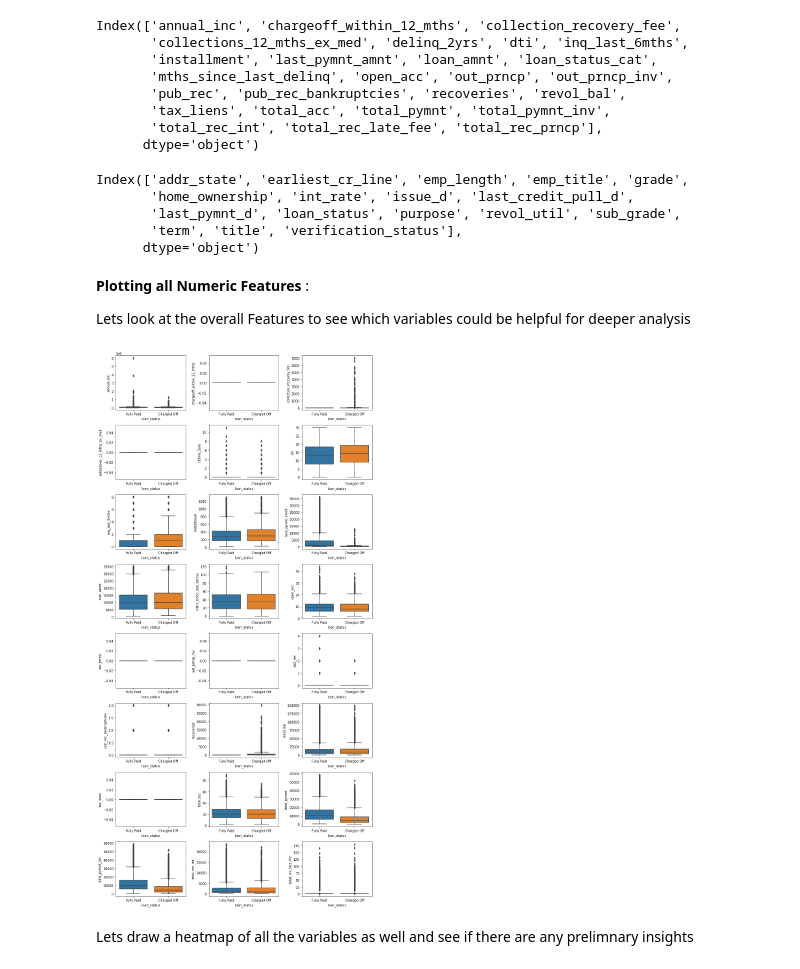
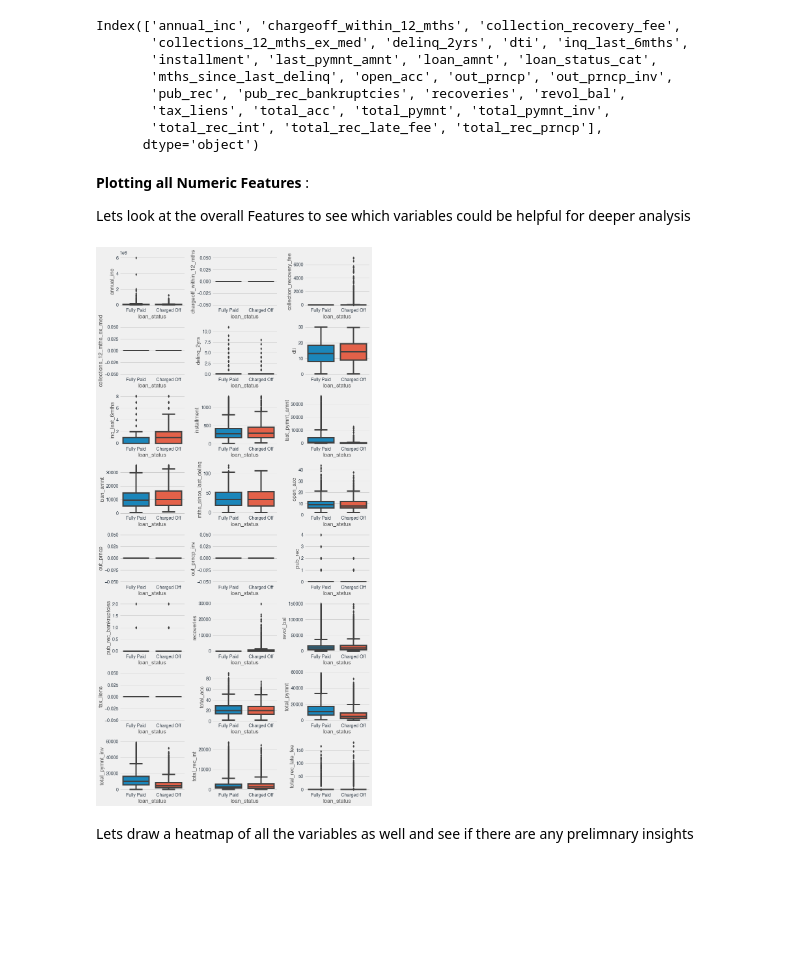
Before and after one commit to rramchan12/Lending-Club-EDA-CaseStudy, a Jupyter notebook: Lending_Club_EDA_Analysis.ipynb, the cells around one changed output. Saved outputs shown, nothing was run; the diff lists cells and outputs as text; code cells hidden in the pictures; blank space fills up the shorter version.

```diff
--- a/Lending_Club_EDA_Analysis.ipynb
+++ b/Lending_Club_EDA_Analysis.ipynb
@@ -252,6 +252,7 @@ loan_df.shape
 Lets convert the Target Variable to a Number which will enable us to create **Categorical** Charts
 # %%
 # converting type of columns to 'category'
+plt.style.use('fivethirtyeight')
 loan_df['loan_status'] = loan_df['loan_status'].astype('category')
 #fully paid = 0 , charged_off = 1
 loan_df['loan_status_cat']= loan_df.loan_status.apply(lambda x : 1 if "Fully Paid" else 0)
@@ -358,14 +360,6 @@ Index(['annual_inc', 'chargeoff_within_12_mths', 'collection_recovery_fee',
        'tax_liens', 'total_acc', 'total_pymnt', 'total_pymnt_inv',
        'total_rec_int', 'total_rec_late_fee', 'total_rec_prncp'],
       dtype='object')
-# %%
-categorical_feats
-# %% [output]
-Index(['addr_state', 'earliest_cr_line', 'emp_length', 'emp_title', 'grade',
-       'home_ownership', 'int_rate', 'issue_d', 'last_credit_pull_d',
-       'last_pymnt_d', 'loan_status', 'purpose', 'revol_util', 'sub_grade',
-       'term', 'title', 'verification_status'],
-      dtype='object')
 # %% [markdown]
 **Plotting all Numeric Features** :
 
@@ -373,17 +367,18 @@ Lets look at the overall Features to see which variables could be helpful for de
 # %%
 list_numerical_feats = list(numeric_feats)
 nr_rows = 8
 nr_cols = 3
 fig, axs = plt.subplots(nr_rows, nr_cols, figsize=(nr_cols*4,nr_rows*3))
 for r in range(0,nr_rows):
     for c in range(0,nr_cols):
         i = r*nr_cols+c
         if i < len(list_numerical_feats):
             sns.boxplot(y=list_numerical_feats[i], x='loan_status', data=loan_analysis_df, ax = axs[r][c])
 plt.tight_layout()
+plt.style.use('fivethirtyeight')
 plt.show()
 # %% [output]
-[figure, old version]
+[figure, new version]
 # %% [markdown]
 Lets draw a heatmap of all the variables as well and see if there are any prelimnary insights
 # %%
```
Also changed, not shown: parts of 18 cells of this notebook.
